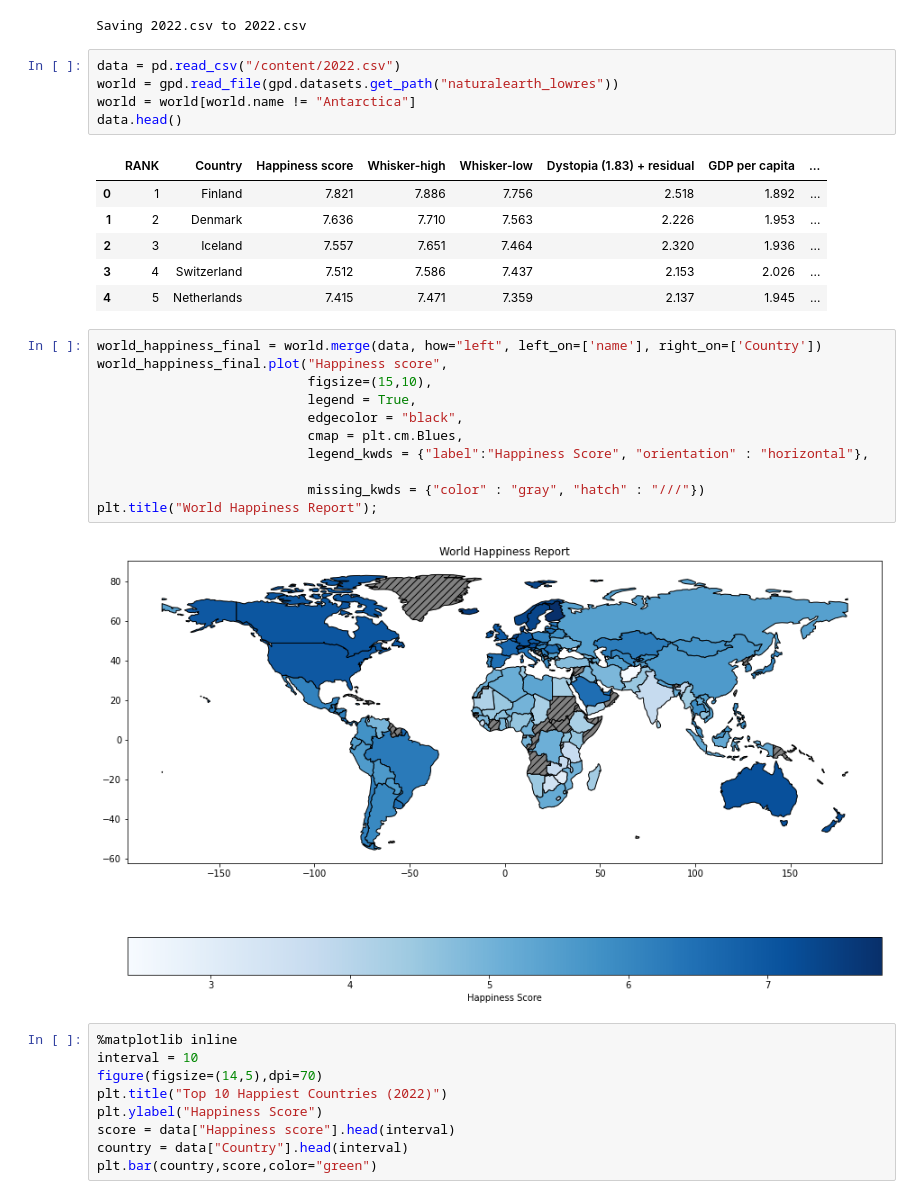
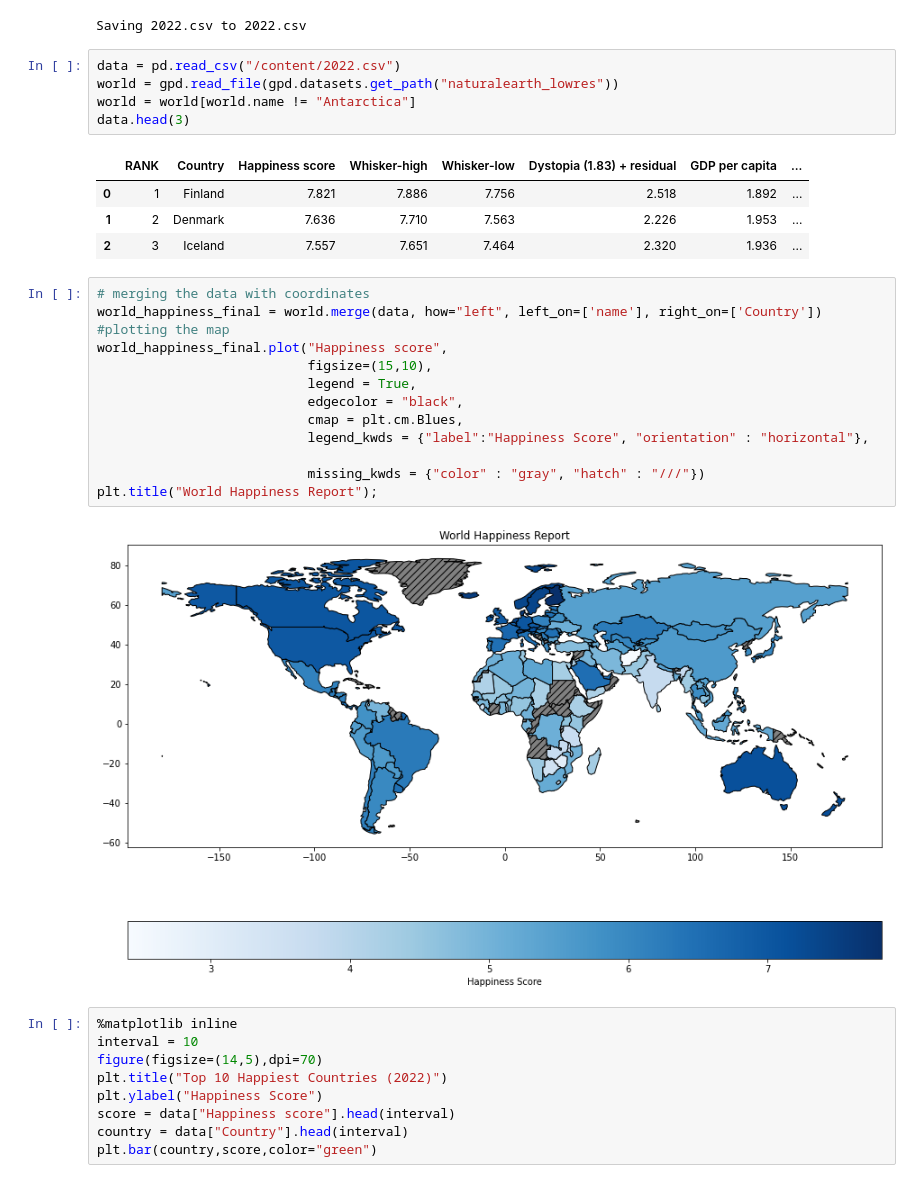
Before and after one commit to johnnyclayton/beginner_projects, a Jupyter notebook: Happiness_Report.ipynb, the cells around one changed output. Drawn from its saved outputs; the diff is of its cells as text.

```diff
--- a/Happiness_Report.ipynb
+++ b/Happiness_Report.ipynb
@@ -18,17 +18,17 @@ Saving 2022.csv to 2022.csv
 # %%
 data = pd.read_csv("/content/2022.csv")
 world = gpd.read_file(gpd.datasets.get_path("naturalearth_lowres"))
 world = world[world.name != "Antarctica"]
-data.head()
+data.head(3)
 # %% [output]
 |  | RANK | Country | Happiness score | Whisker-high | Whisker-low | Dystopia (1.83) + residual | GDP per capita | ... |
 | 0 | 1 | Finland | 7.821 | 7.886 | 7.756 | 2.518 | 1.892 | ... |
 | 1 | 2 | Denmark | 7.636 | 7.710 | 7.563 | 2.226 | 1.953 | ... |
 | 2 | 3 | Iceland | 7.557 | 7.651 | 7.464 | 2.320 | 1.936 | ... |
-| 3 | 4 | Switzerland | 7.512 | 7.586 | 7.437 | 2.153 | 2.026 | ... |
-| 4 | 5 | Netherlands | 7.415 | 7.471 | 7.359 | 2.137 | 1.945 | ... |
 # %%
+# merging the data with coordinates
 world_happiness_final = world.merge(data, how="left", left_on=['name'], right_on=['Country'])
+#plotting the map
 world_happiness_final.plot("Happiness score",
                            figsize=(15,10),
                            legend = True,
```
